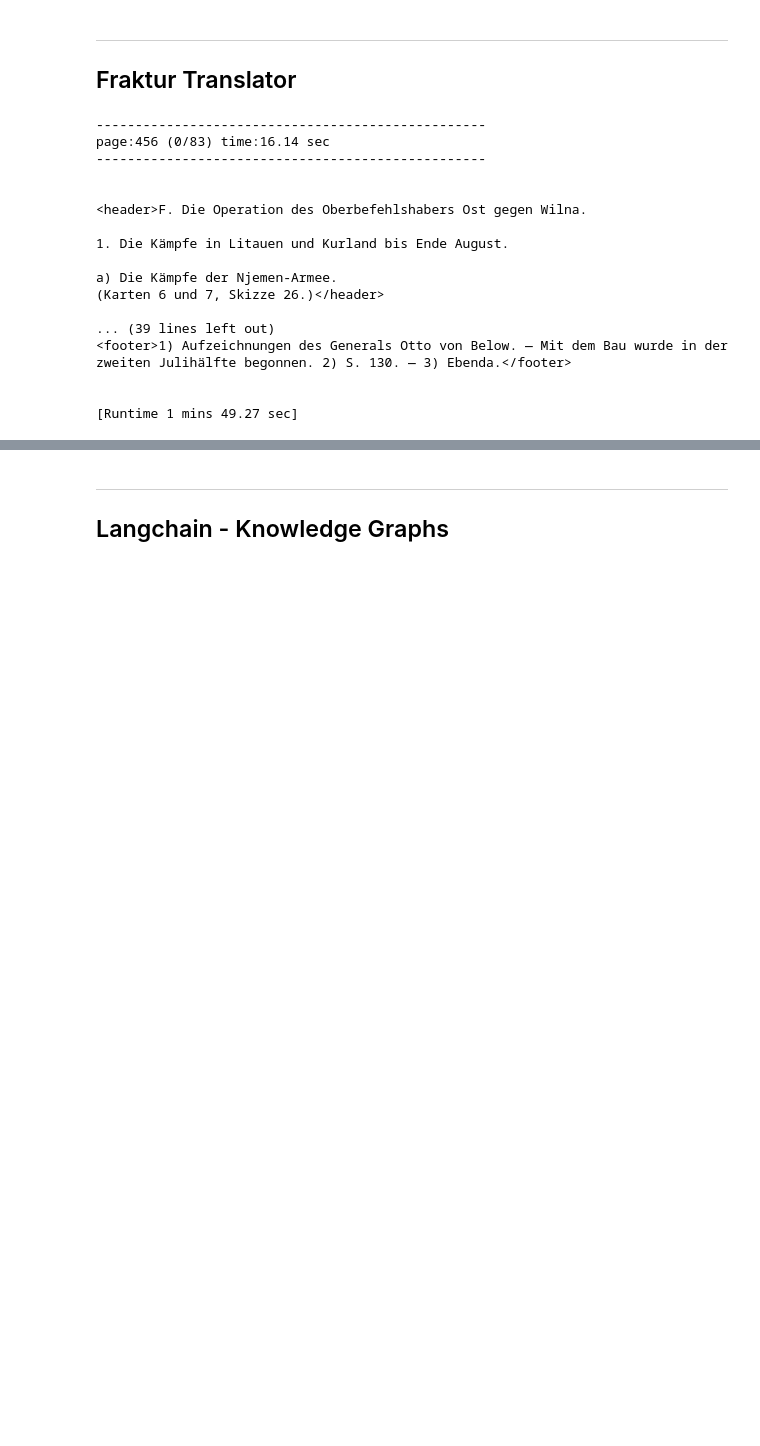
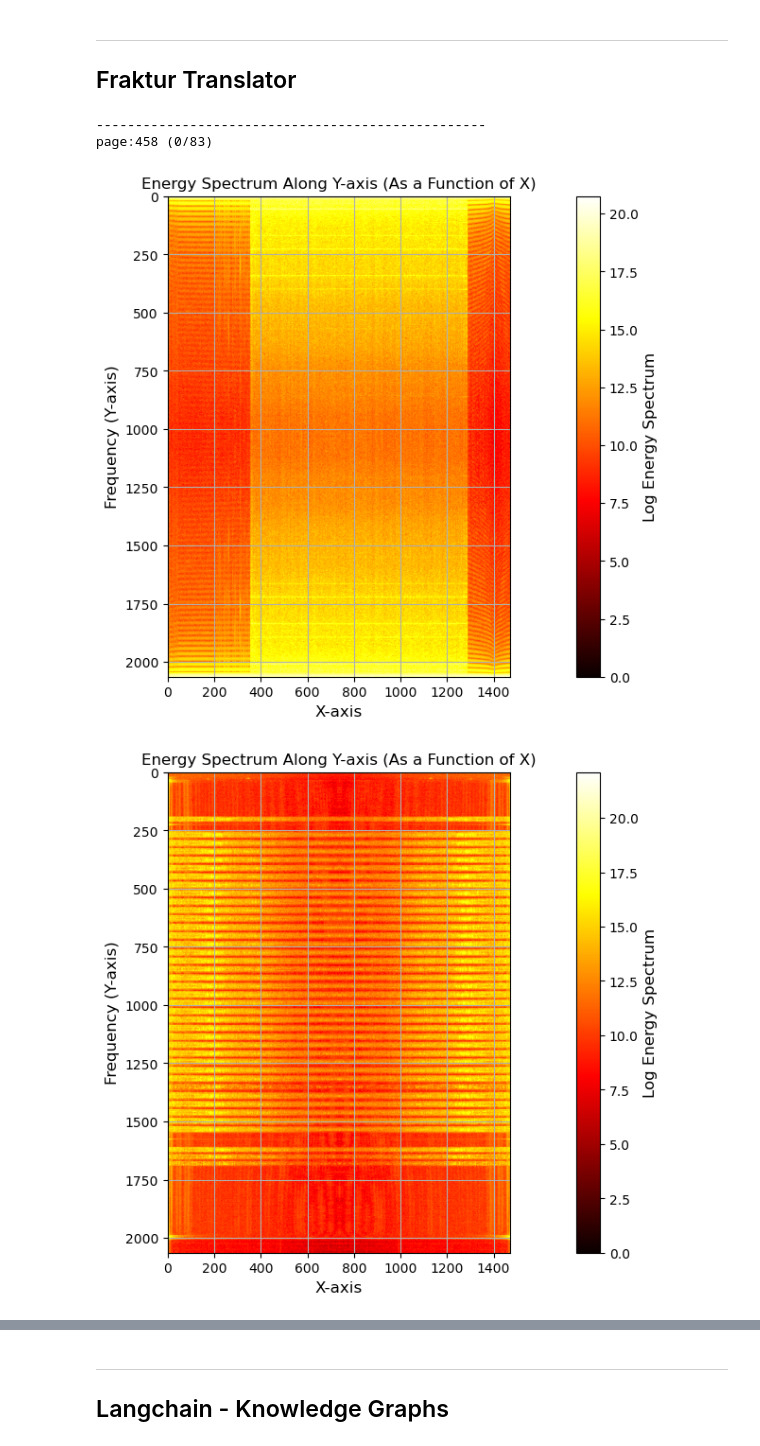
Before and after one commit to ozkansafak/fraktur, a Jupyter notebook: main_fraktur.ipynb, the cells around one changed output, grey strips where cells are left out. Drawn from its saved outputs; the diff is of its cells as text; code cells hidden in the pictures; blank space fills up the shorter version.

Commit message:
fixed a bug: wasn'tsending the cropped image to GPT-4o. Also, turned plotter=True and added figures into the notebook.

```diff
--- a/main_fraktur.ipynb
+++ b/main_fraktur.ipynb
@@ -136,6 +136,7 @@ def compute_log_spectrum(arr, plotter=False):
 
     if plotter:
         # Plot the energy spectrum as a function of x
+        plt.figure()
         plt.imshow(log_spectrumy, aspect='equal', cmap='hot')
         plt.colorbar(label='Log Energy Spectrum')
         plt.title('Energy Spectrum Along Y-axis (As a Function of X)')
@@ -186,6 +187,7 @@ def extract_image_bbox(log_spectrum, axis='y', plotter=False):
             break
 
     if plotter:
+        plt.figure()
         plt.plot(form, 'k', alpha=.6)
         plt.plot(range(lo,hi+1), form[lo:hi+1], 'rd', alpha=.6)
 
@@ -207,63 +209,52 @@ headers = {
 
 # folder where the Fraktur PDFs are
 image_path = "Der Weltkrieg v8 Chap 4F (in Fraktur)/*pdf"
-pdf_files = sorted(glob.glob(image_path))
+fnames = sorted(glob.glob(image_path))
 german_texts = {}
 english_texts = {}
 total = 0
 # %%
-model_name = "gpt-4o-2024-08-06" # "gpt-4o-2024-08-06", "gpt-4o-mini-2024-07-18"]
+model_name = "gpt-4o-mini-2024-07-18" # "gpt-4o-2024-08-06", "gpt-4o-mini-2024-07-18"]
+plotter = True
 
-for i, pdf_file in enumerate(pdf_files[:3]):
+for i, fname in enumerate(fnames[2:3]):
     start = time.time()
-    pageno = re.search(r'page_(.*?)\.pdf', pdf_file, re.DOTALL).group(1)
-    print(f"{'-'*50}\npage:{pageno} ({i}/{len(pdf_files)-1}) ",end="")
+    pageno = re.search(r'page_(.*?)\.pdf', fname, re.DOTALL).group(1)
+    print(f"{'-'*50}\npage:{pageno} ({i}/{len(fnames)-1}) ",end="")
 
-    image = convert_from_path(pdf_file)[0]
+    image = convert_from_path(fname)[0]
 
     # crop image according to its Fourier frequency spectrum.
     arr = np.array(image)
-    log_spectrumx, log_spectrumy = compute_log_spectrum(arr)
-    x_lo, x_hi = extract_image_bbox(log_spectrumy, 'y')
-    y_lo, y_hi = extract_image_bbox(log_spectrumx, 'x')
+    log_spectrumx, log_spectrumy = compute_log_spectrum(arr, plotter=plotter)
+    x_lo, x_hi = extract_image_bbox(log_spectrumy, 'y', plotter=plotter)
+    y_lo, y_hi = extract_image_bbox(log_spectrumx, 'x', plotter=plotter)
     save_images(y_lo, y_hi, x_lo, x_hi, arr, pageno)
 
     # convert to base64 to upload to OpenAI API
-    base64_image = encode_image(image)
+    cropped_image = Image.fromarray(arr[y_lo:y_hi, x_lo:x_hi])
+    base64_image = encode_image(cropped_image)
 
     response = requests.post("https://api.openai.com/v1/chat/completions",
                              headers=headers,
                              json=construct_payload(base64_image, model_name))
     content = response.json()['choices'][0]['message']['content']
 
     # Replace repeated newline chars with single ones. '\n\n\n' -> '\n'
-    content = re.sub(r'\n+', '\n', content)eg
+    content = re.sub(r'\n+', '\n', content)
     german_text = re.search(r'<german>(.*?)</german>', content, re.DOTALL).group(1)
     english_text = re.search(r'<english>(.*?)</english>', content, re.DOTALL).group(1)
     german_texts[pageno] = german_text
     english_texts[pageno] = english_text
 
-    lines = f"page:{pageno} ({i+1}/{len(pdf_files)})"
+    lines = f"page:{pageno} ({i+1}/{len(fnames)})"
     delta = time.time() - start
     total += delta
-    print(f"time:{delta:.2f} sec\n{'-'*50}\n\n{german_text}")
+    print(f"time:{delta:.2f} sec\n{'-'*50}\n\n{german_text}\n\n{english_text}")
 
 print(f"\n[Runtime {int(total//60)} mins {(total - int(total//60)*60):.2f} sec]")
 # %% [output]
 --------------------------------------------------
-page:456 (0/83) time:16.14 sec
---------------------------------------------------
-
-
-<header>F. Die Operation des Oberbefehlshabers Ost gegen Wilna.
-
-1. Die Kämpfe in Litauen und Kurland bis Ende August.
-
-a) Die Kämpfe der Njemen-Armee.
-(Karten 6 und 7, Skizze 26.)</header>
-
-... (39 lines left out)
-<footer>1) Aufzeichnungen des Generals Otto von Below. — Mit dem Bau wurde in der zweiten Julihälfte begonnen. 2) S. 130. — 3) Ebenda.</footer>
-
-
-[Runtime 1 mins 49.27 sec]
+page:458 (0/83)
+[figure, added]
+[figure, added]
```
Also changed, not shown: parts of 4 cells of this notebook.
